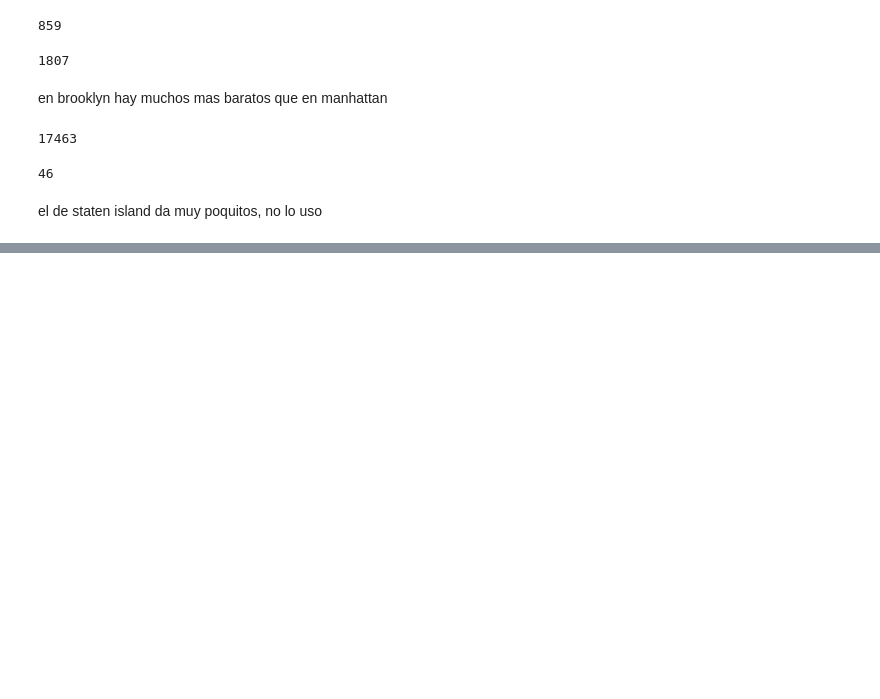
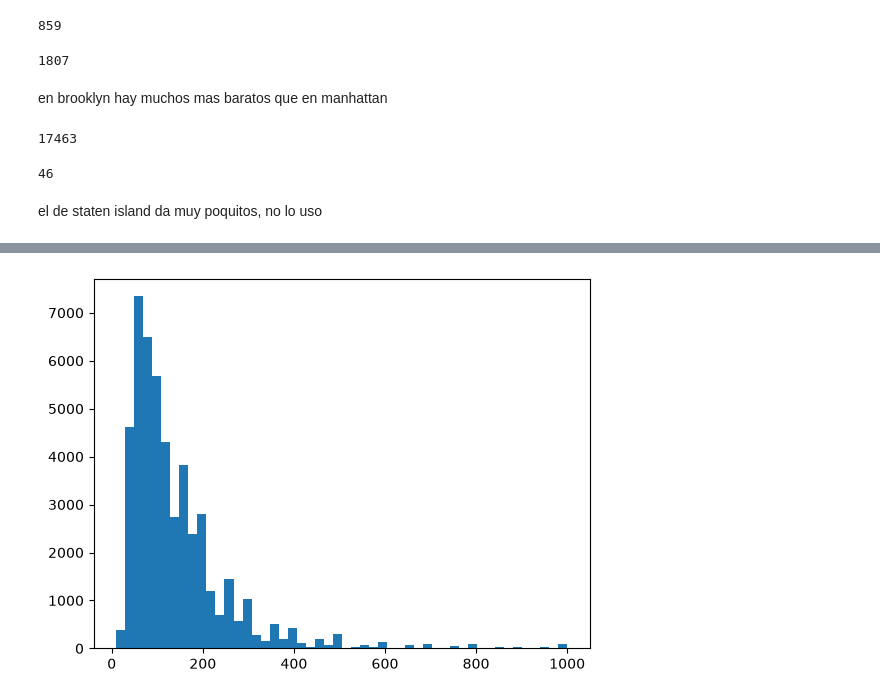
Before and after one commit to lina20-26/proyecto-airbnb-nyc, a Jupyter notebook: cuadernos/exploracion_paula.ipynb, the cells around one changed output, grey strips where cells are left out. Drawn from its saved outputs; the diff is of its cells as text; code cells hidden in the pictures; blank space fills up the shorter version.

```diff
--- a/cuadernos/exploracion_paula.ipynb
+++ b/cuadernos/exploracion_paula.ipynb
@@ -159,0 +167,5 @@ el de staten island da muy poquitos, no lo uso
+# %%
+plt.hist(d["price"], bins=50)
+plt.show()
+# %% [output]
+[figure, added]
```
Also changed, not shown: parts of 7 cells of this notebook.
